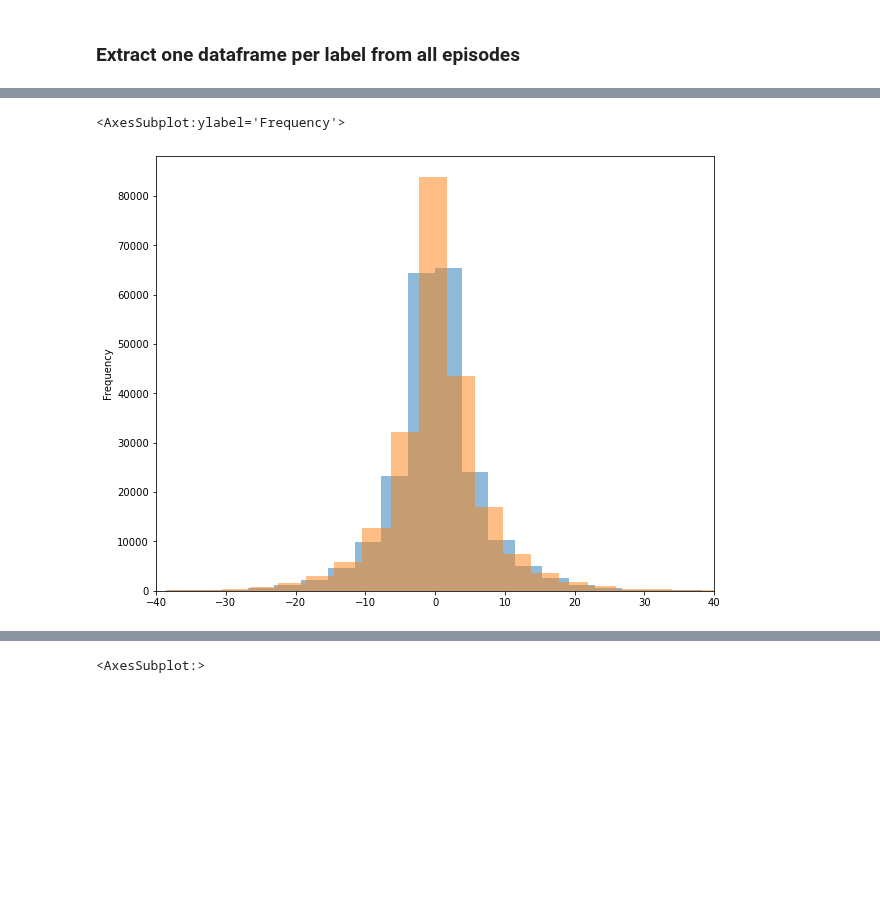
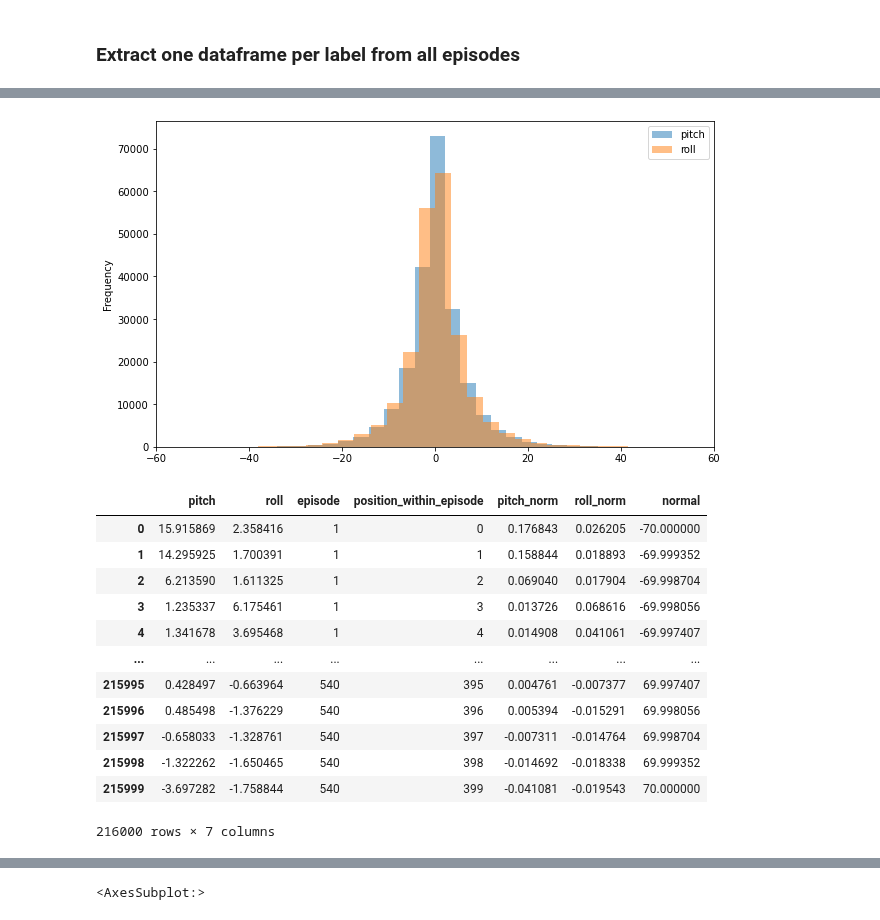
Before and after one commit to lancedw/3D-state-prediction-for-surface-vessels-using-IMU-data-and-images, a Jupyter notebook: code/notebooks/pr_data_analysis.ipynb, the cells around one changed output, grey strips where cells are left out. Drawn from its saved outputs; the diff is of its cells as text; code cells hidden in the pictures; blank space fills up the shorter version.

```diff
--- a/code/notebooks/pr_data_analysis.ipynb
+++ b/code/notebooks/pr_data_analysis.ipynb
@@ -119,9 +114,23 @@ describe2
 | max | 62.217334 | 62.217334 | 62.217334 | 62.217334 | 62.217334 | 62.217334 | 62.217334 | 62.217334 | 62.217334 |
 # %%
 label0_df = dataframe_dict.get(0)
-pitch = label0_df.pitch.plot.hist(bins = 30, figsize=(10, 8), xlim=[-40,40], alpha=0.5)
-roll = label0_df.roll.plot.hist(bins = 30, figsize=(10, 8), xlim=[-40,40], alpha=0.5)
-pitch
+pitch = label0_df.pitch.plot.hist(bins = 35, figsize=(10, 6), xlim=[-60,60], alpha=0.5, legend=True, xlabel="degree (°)")
+roll = label0_df.roll.plot.hist(bins = 35, figsize=(10, 6), xlim=[-60,60], alpha=0.5, legend=True, xlabel="degree (°)")
 # %% [output]
-<AxesSubplot:ylabel='Frequency'>
-[figure, old version]
+[figure, new version]
+# %%
+label0_df
+# %% [output]
+|  | pitch | roll | episode | position_within_episode | pitch_norm | roll_norm | normal |
+| 0 | 15.915869 | 2.358416 | 1 | 0 | 0.176843 | 0.026205 | -70.000000 |
+| 1 | 14.295925 | 1.700391 | 1 | 1 | 0.158844 | 0.018893 | -69.999352 |
+| 2 | 6.213590 | 1.611325 | 1 | 2 | 0.069040 | 0.017904 | -69.998704 |
+| 3 | 1.235337 | 6.175461 | 1 | 3 | 0.013726 | 0.068616 | -69.998056 |
+| 4 | 1.341678 | 3.695468 | 1 | 4 | 0.014908 | 0.041061 | -69.997407 |
+| ... | ... | ... | ... | ... | ... | ... | ... |
+| 215995 | 0.428497 | -0.663964 | 540 | 395 | 0.004761 | -0.007377 | 69.997407 |
+| 215996 | 0.485498 | -1.376229 | 540 | 396 | 0.005394 | -0.015291 | 69.998056 |
+| 215997 | -0.658033 | -1.328761 | 540 | 397 | -0.007311 | -0.014764 | 69.998704 |
+| 215998 | -1.322262 | -1.650465 | 540 | 398 | -0.014692 | -0.018338 | 69.999352 |
+| 215999 | -3.697282 | -1.758844 | 540 | 399 | -0.041081 | -0.019543 | 70.000000 |
+216000 rows × 7 columns
```
Also changed, not shown: parts of 8 cells of this notebook, 4 other files.
